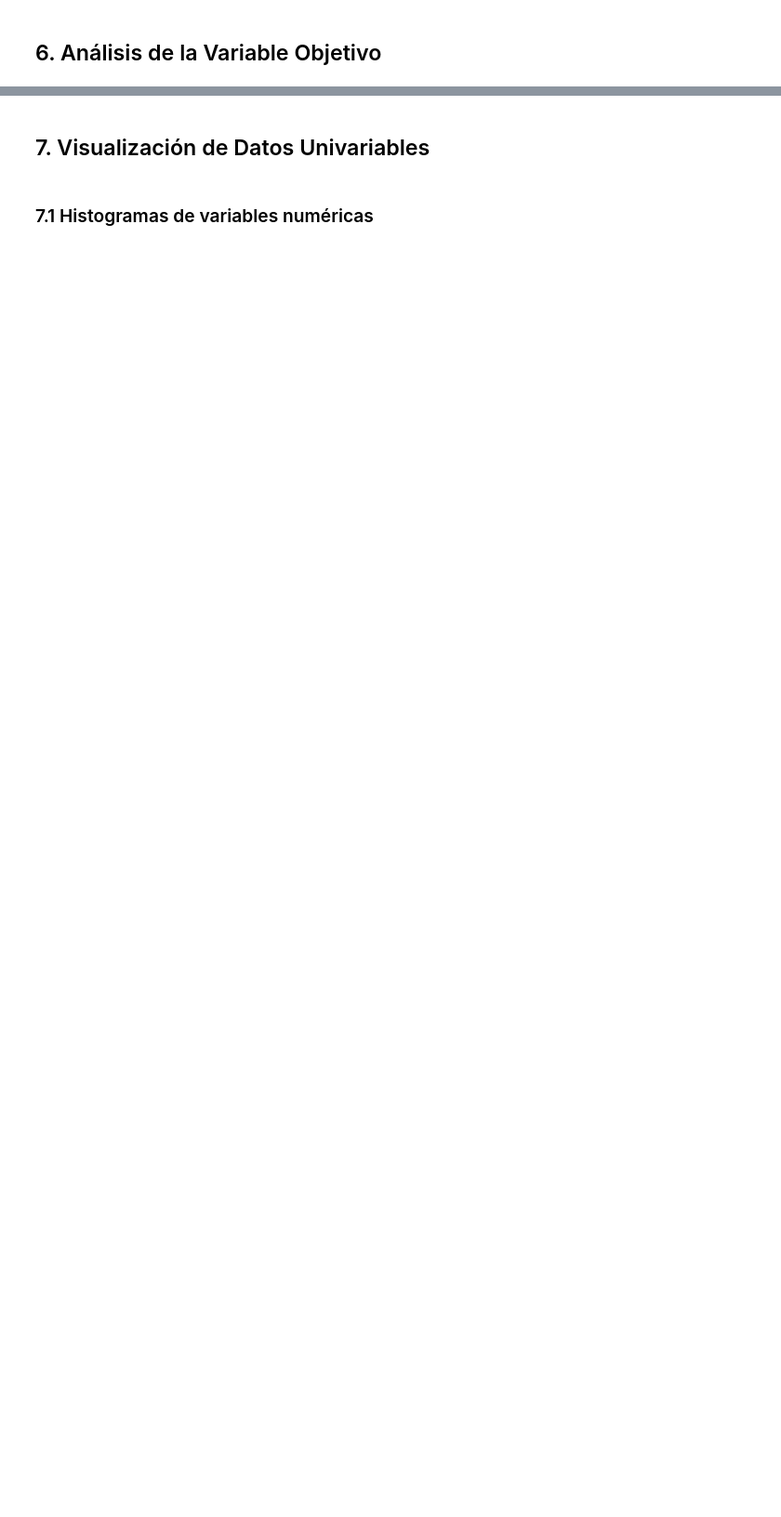
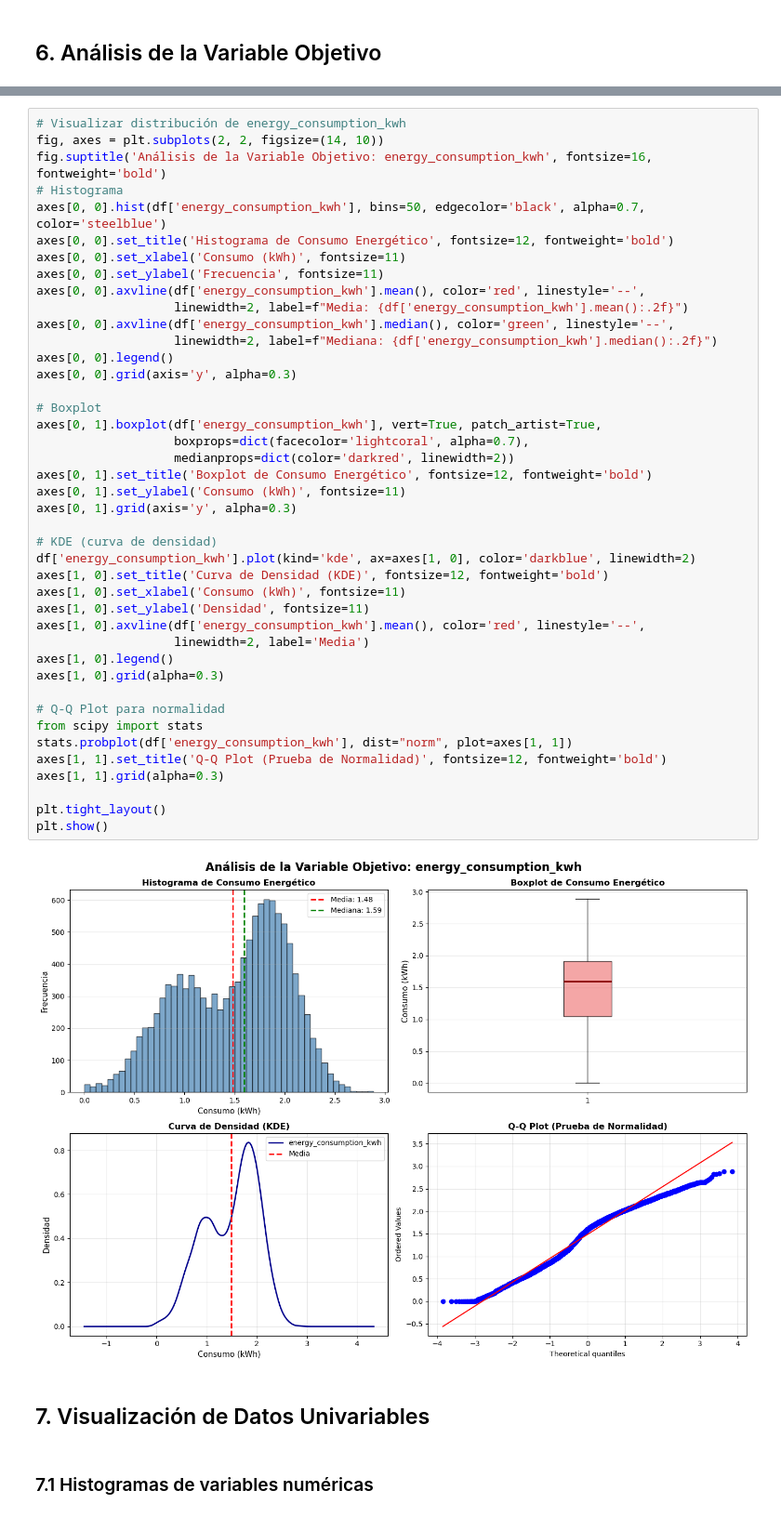
Before and after one commit to karen15367/ProyectoSamsung_modelosIA, a Jupyter notebook: train_models/notebooks/EDA_SmartLighting.ipynb, the cells around one changed output, grey strips where cells are left out. Shown at 93% size. Cells and saved outputs as stored; diff of their text form; blank space fills up the shorter version.

```diff
--- a/train_models/notebooks/EDA_SmartLighting.ipynb
+++ b/train_models/notebooks/EDA_SmartLighting.ipynb
@@ -305,3 +295,47 @@ plt.show()
+# %%
+# Visualizar distribución de energy_consumption_kwh
+fig, axes = plt.subplots(2, 2, figsize=(14, 10))
+fig.suptitle('Análisis de la Variable Objetivo: energy_consumption_kwh', fontsize=16, fontweight='bold')
+# Histograma
+axes[0, 0].hist(df['energy_consumption_kwh'], bins=50, edgecolor='black', alpha=0.7, color='steelblue')
+axes[0, 0].set_title('Histograma de Consumo Energético', fontsize=12, fontweight='bold')
+axes[0, 0].set_xlabel('Consumo (kWh)', fontsize=11)
+axes[0, 0].set_ylabel('Frecuencia', fontsize=11)
+axes[0, 0].axvline(df['energy_consumption_kwh'].mean(), color='red', linestyle='--',
+                   linewidth=2, label=f"Media: {df['energy_consumption_kwh'].mean():.2f}")
+axes[0, 0].axvline(df['energy_consumption_kwh'].median(), color='green', linestyle='--',
+                   linewidth=2, label=f"Mediana: {df['energy_consumption_kwh'].median():.2f}")
+axes[0, 0].legend()
+axes[0, 0].grid(axis='y', alpha=0.3)
+
+# Boxplot
+axes[0, 1].boxplot(df['energy_consumption_kwh'], vert=True, patch_artist=True,
+                   boxprops=dict(facecolor='lightcoral', alpha=0.7),
+                   medianprops=dict(color='darkred', linewidth=2))
+axes[0, 1].set_title('Boxplot de Consumo Energético', fontsize=12, fontweight='bold')
+axes[0, 1].set_ylabel('Consumo (kWh)', fontsize=11)
+axes[0, 1].grid(axis='y', alpha=0.3)
+
+# KDE (curva de densidad)
+df['energy_consumption_kwh'].plot(kind='kde', ax=axes[1, 0], color='darkblue', linewidth=2)
+axes[1, 0].set_title('Curva de Densidad (KDE)', fontsize=12, fontweight='bold')
+axes[1, 0].set_xlabel('Consumo (kWh)', fontsize=11)
+axes[1, 0].set_ylabel('Densidad', fontsize=11)
+axes[1, 0].axvline(df['energy_consumption_kwh'].mean(), color='red', linestyle='--',
+                   linewidth=2, label='Media')
+axes[1, 0].legend()
+axes[1, 0].grid(alpha=0.3)
+
+# Q-Q Plot para normalidad
+from scipy import stats
+stats.probplot(df['energy_consumption_kwh'], dist="norm", plot=axes[1, 1])
+axes[1, 1].set_title('Q-Q Plot (Prueba de Normalidad)', fontsize=12, fontweight='bold')
+axes[1, 1].grid(alpha=0.3)
+
+plt.tight_layout()
+plt.show()
+# %% [output]
+[figure, added]
 # %% [markdown]
 ## 7. Visualización de Datos Univariables
 # %% [markdown]
```
Also changed, not shown: parts of 19 cells of this notebook.
